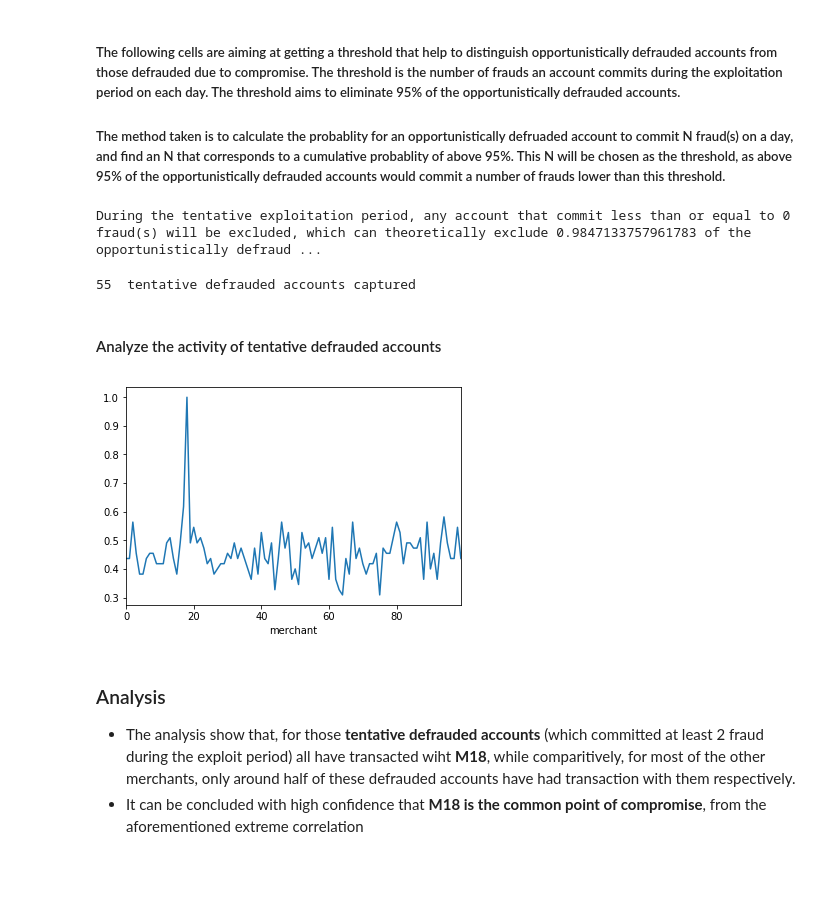
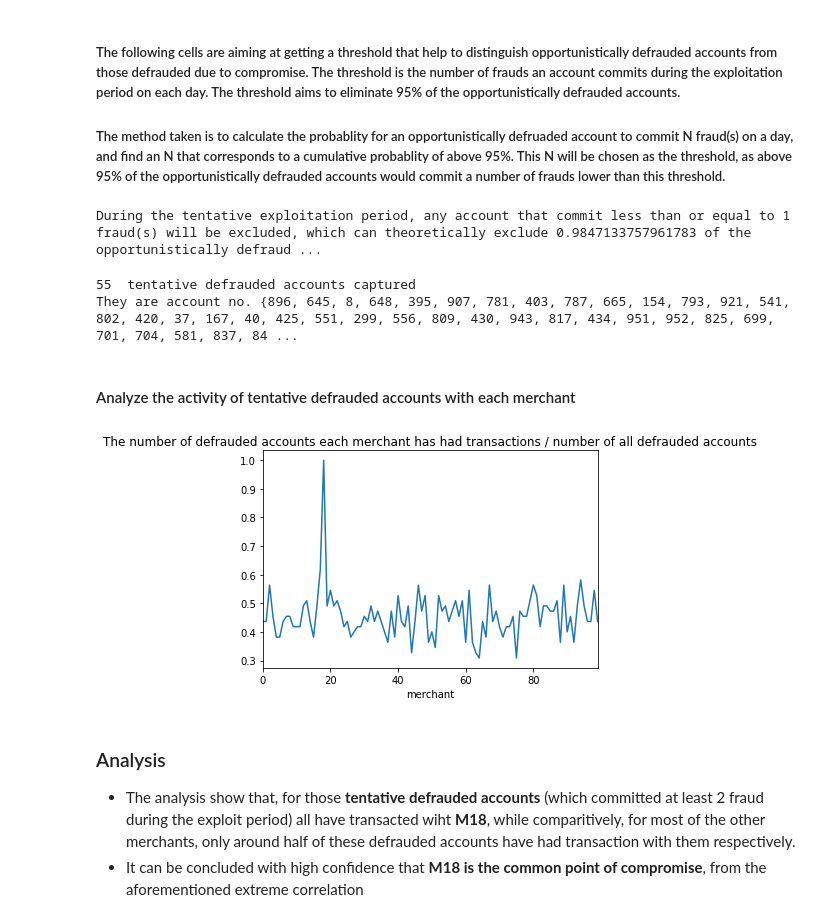
Before and after one commit to HANDSOMEJACKANDY/Point-of-Compromise-Detection, a Jupyter notebook: Formal_Solution.ipynb, the cells around one changed output. Drawn from its saved outputs; the diff is of its cells as text; code cells hidden in the pictures; blank space fills up the shorter version.

```diff
--- a/Formal_Solution.ipynb
+++ b/Formal_Solution.ipynb
@@ -84,17 +84,17 @@ for i in range(1, int(normal_fraud_data.max())+1):
     N_fraud_cum_probablility.append((sum(N_fraud_probability[1:i+1]) / sum(N_fraud_probability[1:])))
 # %%
 '''determine the thresh with 95 percent confidence'''
-defraud_account_thresh = 0
+defrauded_account_thresh = 0
 cum_prob = 0
 for i, prob in enumerate(N_fraud_cum_probablility):
     if prob > 0.95:
         defrauded_account_thresh = i+1
         cum_prob = prob
         break
-print("During the tentative exploitation period, any account that commit less than or equal to", defraud_account_thresh,\
+print("During the tentative exploitation period, any account that commit less than or equal to", defrauded_account_thresh,\
      "fraud(s) will be excluded, which can theoretically exclude", cum_prob, "of the opportunistically defrauded accounts")
 # %% [output]
-During the tentative exploitation period, any account that commit less than or equal to 0 fraud(s) will be excluded, which can theoretically exclude 0.9847133757961783 of the opportunistically defraud ...
+During the tentative exploitation period, any account that commit less than or equal to 1 fraud(s) will be excluded, which can theoretically exclude 0.9847133757961783 of the opportunistically defraud ...
 # %%
 '''Get the tentative defrauded acccounts set'''
 # get transaction data during the exp period
@@ -103,7 +103,7 @@ data_during_exp = raw_data.loc[(raw_data.date >= exp_dates[0]) & (raw_data.date
 # get all fraudulant transactions during the exp period
 defraud_data = data_during_exp[data_during_exp.fraud == True]
 
-# collect defrauded_accounts that at least commit fraud_account_thresh frauds during exploitation
+# collect defrauded_accounts that at least commit fraud_account_thresh frauds on any of the days during exploitation
 tentative_defrauded_accounts = set()
 account_fraud = defraud_data.groupby(by=['account', 'date']).count()
 for account in accounts:
@@ -117,24 +117,26 @@ for account in accounts:
 # count how many defrauded accounts are captured
 tentative_defrauded_accounts_no = len(tentative_defrauded_accounts)
 print(tentative_defrauded_accounts_no, " tentative defrauded accounts captured")
+print('They are account no.', tentative_defrauded_accounts)
 # %% [output]
 55  tentative defrauded accounts captured
+They are account no. {896, 645, 8, 648, 395, 907, 781, 403, 787, 665, 154, 793, 921, 541, 802, 420, 37, 167, 40, 425, 551, 299, 556, 809, 430, 943, 817, 434, 951, 952, 825, 699, 701, 704, 581, 837, 84 ...
 # %% [markdown]
-#### Analyze the activity of tentative defrauded accounts
+#### Analyze the activity of tentative defrauded accounts with each merchant
 # %%
 '''Analyze the correlation between the defrauded accounts and each merchant'''
 # get a list of merchants that each account has had transaction(s) before
 # get transactions before date of exploitation, and only of defrauded accounts
 data_before_exp = raw_data.loc[(raw_data.date < exp_dates[0]) & raw_data.account.isin(tentative_defrauded_accounts)]
 
-# get the ratio of the number of defrauded accounts and number of all defrauded accounts
+# get the ratio of the number of defrauded accounts each merchant has had transactions with and number of all defrauded accounts
 account_merchant = data_before_exp.groupby(by='merchant')['account'].apply(lambda x: len(set(x)) / tentative_defrauded_accounts_no)
 
 # display result
-account_merchant.plot(title='')
+account_merchant.plot(title='The number of defrauded accounts each merchant has had transactions / number of all defrauded accounts')
 plt.show()
 # %% [output]
-[figure, old version]
+[figure, new version]
 # %% [markdown]
 ### Analysis
 * The analysis show that, for those __tentative defrauded accounts__ (which committed at least 2 fraud during the exploit period) all have transacted wiht __M18__, while comparitively, for most of the other merchants, only around half of these defrauded accounts have had transaction with them respectively.
```
Also changed, not shown: parts of 12 cells of this notebook.
